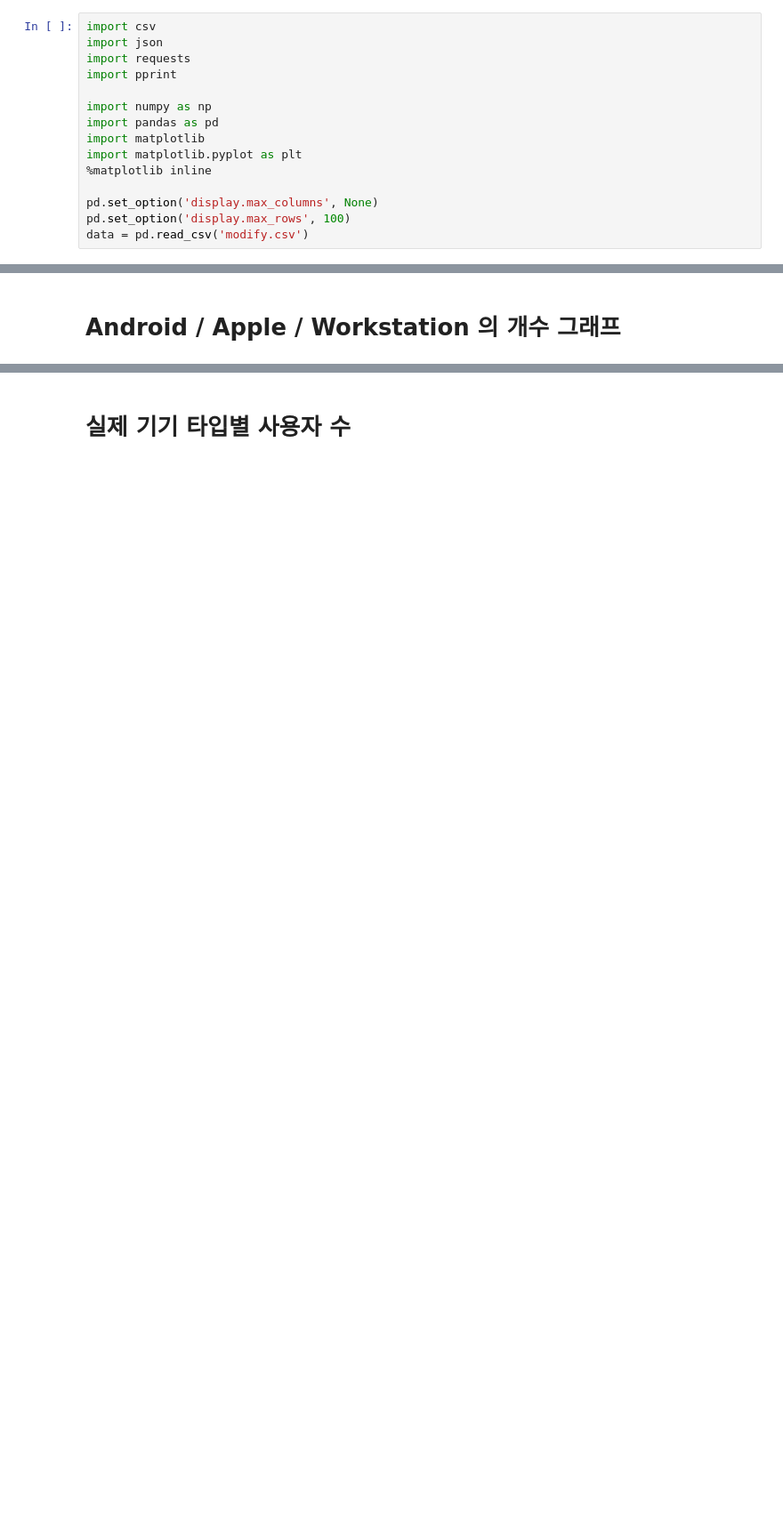
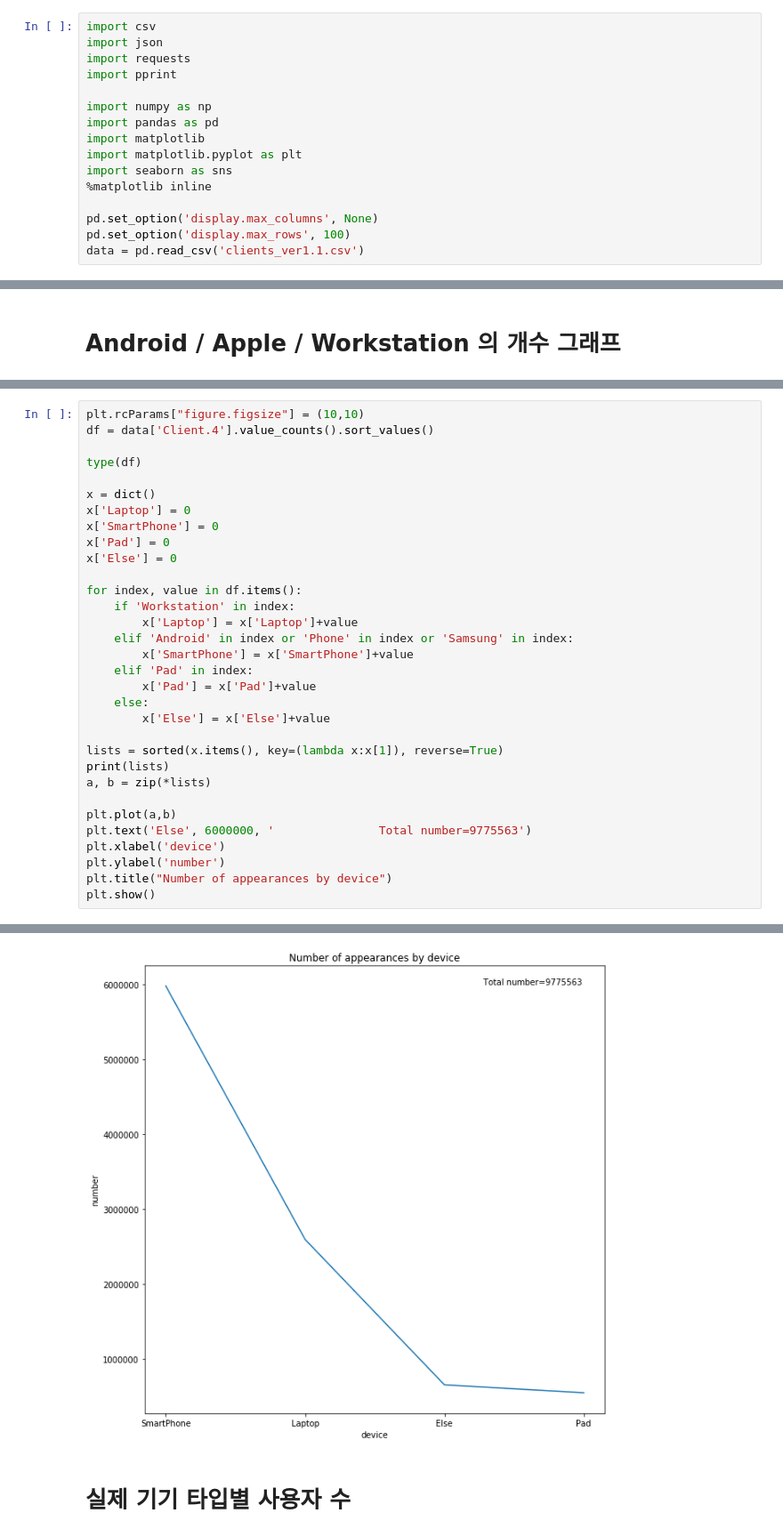
Before and after one commit to leeEunJooo/NetworkAssociation, a Jupyter notebook: view_data-huiung.ipynb, the cells around one changed output, grey strips where cells are left out. Shown at 89% size. Drawn from its saved outputs; the diff is of its cells as text; blank space fills up the shorter version.

```diff
--- a/view_data-huiung.ipynb
+++ b/view_data-huiung.ipynb
@@ -10,8 +10,9 @@ import numpy as np
 import pandas as pd
 import matplotlib
 import matplotlib.pyplot as plt
+import seaborn as sns
 %matplotlib inline
 
 pd.set_option('display.max_columns', None)
 pd.set_option('display.max_rows', 100)
-data = pd.read_csv('modify.csv')
+data = pd.read_csv('clients_ver1.1.csv')
@@ -113,0 +116,33 @@ plt.plot(dkeys, dvalues)
+# %%
+plt.rcParams["figure.figsize"] = (10,10)
+df = data['Client.4'].value_counts().sort_values()
+
+type(df)
+
+x = dict()
+x['Laptop'] = 0
+x['SmartPhone'] = 0
+x['Pad'] = 0
+x['Else'] = 0
+
+for index, value in df.items():
+    if 'Workstation' in index:
+        x['Laptop'] = x['Laptop']+value
+    elif 'Android' in index or 'Phone' in index or 'Samsung' in index:
+        x['SmartPhone'] = x['SmartPhone']+value
+    elif 'Pad' in index:
+        x['Pad'] = x['Pad']+value
+    else:
+        x['Else'] = x['Else']+value
+
+lists = sorted(x.items(), key=(lambda x:x[1]), reverse=True)
+print(lists)
+a, b = zip(*lists)
+
+plt.plot(a,b)
+plt.text('Else', 6000000, '               Total number=9775563')
+plt.xlabel('device')
+plt.ylabel('number')
+plt.title("Number of appearances by device")
+plt.show()
+# %% [output]
@@ -114,3 +150,4 @@ plt.plot(dkeys, dvalues)
+[figure, added]
 # %% [markdown]
 # 실제 기기 타입별 사용자 수
 # %%
```
Also changed, not shown: parts of 10 cells of this notebook.
